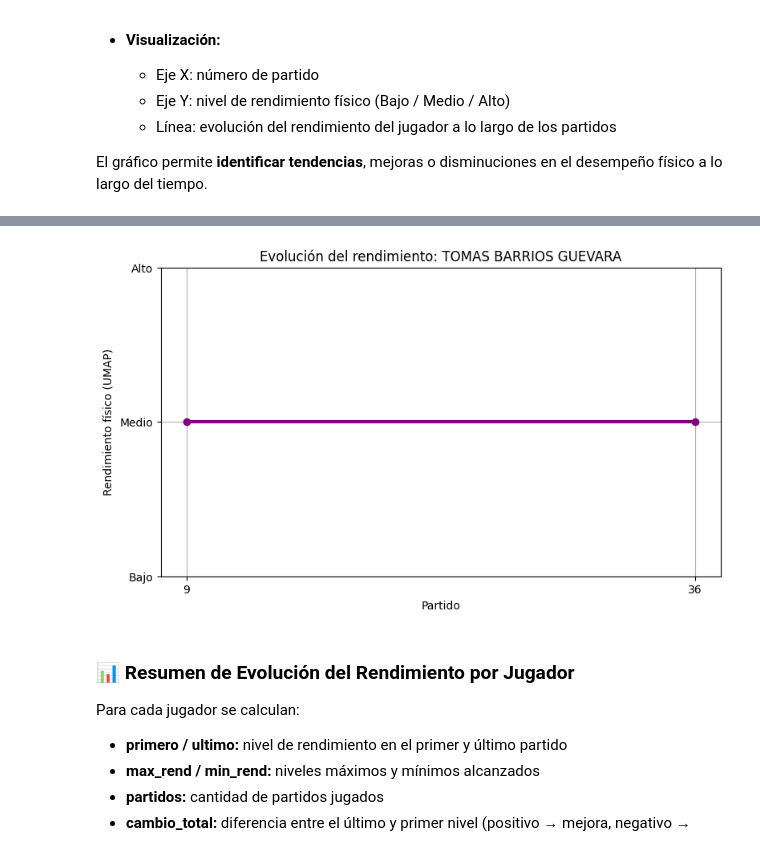
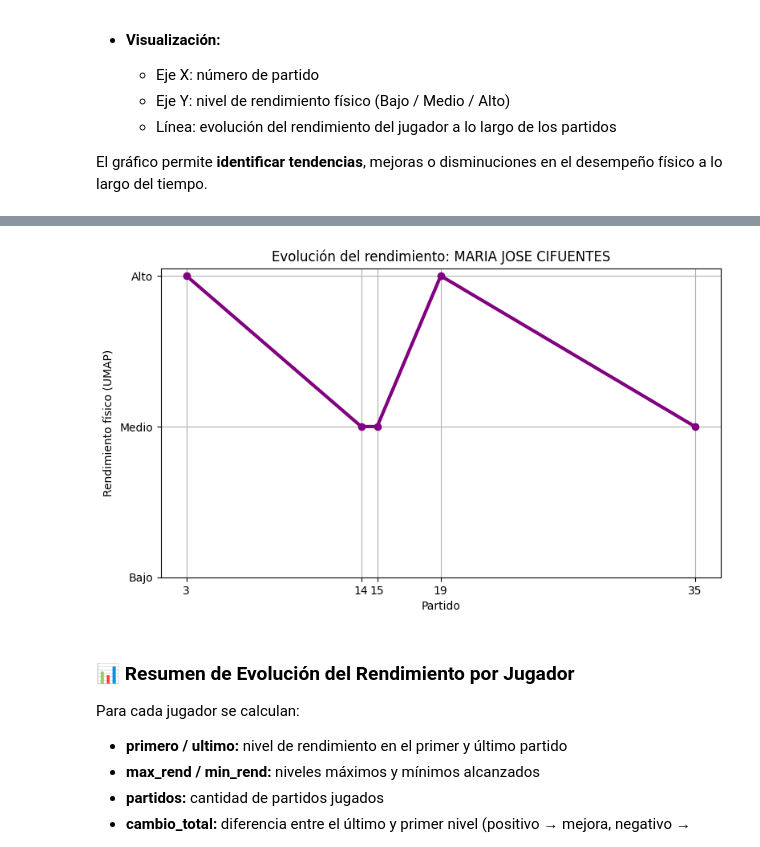
Before and after one commit to Limao0521/ProyectoAnalitica, a Jupyter notebook: Proyecto.ipynb, the cells around one changed output, grey strips where cells are left out. Cells and saved outputs as stored; diff of their text form; code cells hidden in the pictures.

```diff
--- a/Proyecto.ipynb
+++ b/Proyecto.ipynb
@@ -2509,9 +2317,9 @@ def graficar_evolucion(nombre):
     plt.grid(True)
     plt.show()
 # %%
-graficar_evolucion("TOMAS BARRIOS GUEVARA")
+graficar_evolucion("MARIA JOSE CIFUENTES")
 # %% [output]
-[figure, old version]
+[figure, new version]
 # %% [markdown]
 ### 📊 Resumen de Evolución del Rendimiento por Jugador
 
```
Also changed, not shown: parts of 30 cells of this notebook.
